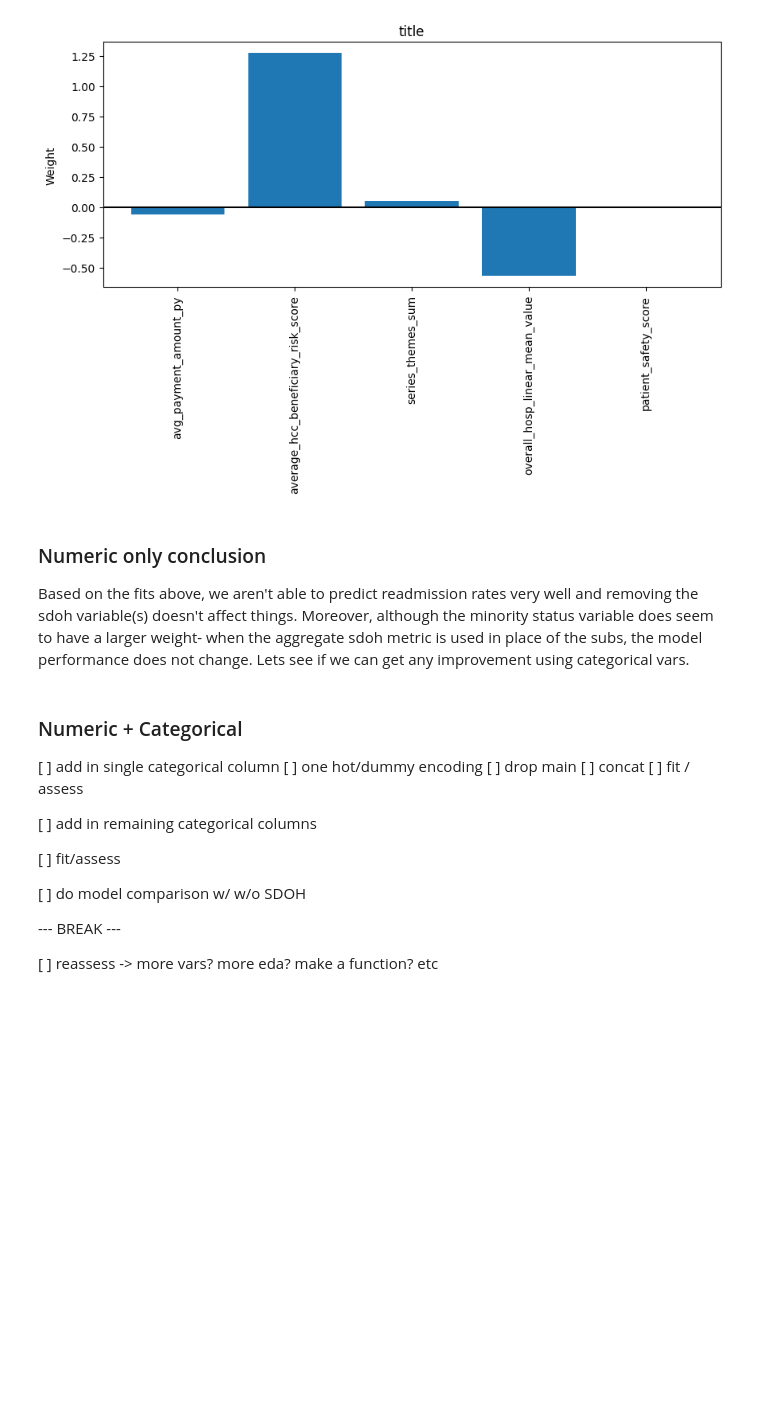
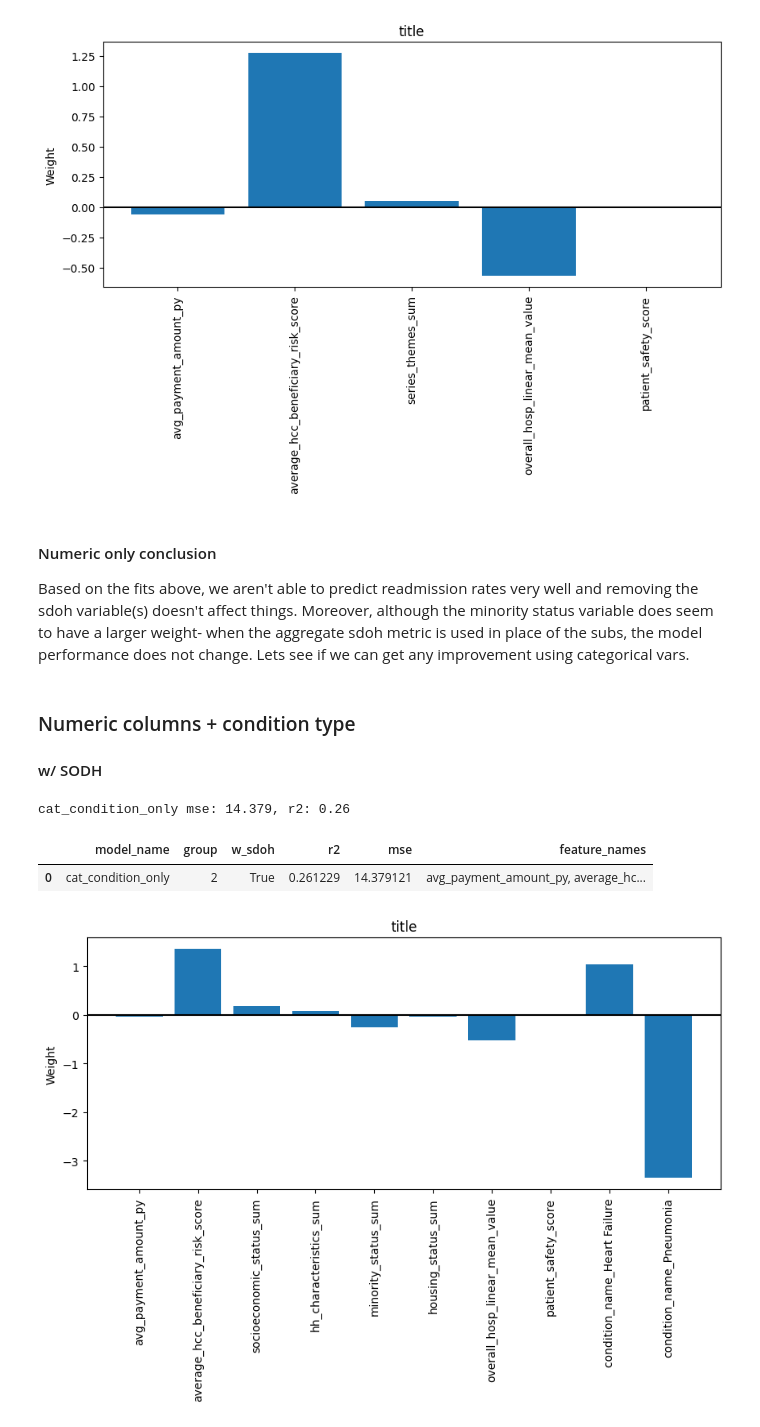
Before and after one commit to DS4A-2023-Team-20/ca-sdoh, a Jupyter notebook: code/jess/model_dev.ipynb, the cells around one changed output. Saved outputs shown, nothing was run; the diff lists cells and outputs as text; code cells hidden in the pictures; blank space fills up the shorter version.

```diff
--- a/code/jess/model_dev.ipynb
+++ b/code/jess/model_dev.ipynb
@@ -322,24 +219,39 @@ plot_linear_weights(X, linear_model)
 # %% [output]
 [figure]
 # %% [markdown]
-### Numeric only conclusion
+#### Numeric only conclusion
 
 Based on the fits above, we aren't able to predict readmission rates very well and removing the sdoh variable(s) doesn't affect things. Moreover, although the minority status variable does seem to have a larger weight- when the aggregate sdoh metric is used in place of the subs, the model performance does not change. Lets see if we can get any improvement using categorical vars.
-# %% [markdown]
-### Numeric + Categorical
-
-[ ] add in single categorical column
-    [ ] one hot/dummy encoding
-    [ ] drop main
-    [ ] concat
-    [ ] fit / assess
-
-[ ] add in remaining categorical columns
-
-[ ] fit/assess
-
-[ ] do model comparison w/ w/o SDOH
-
---- BREAK ---
-
-[ ] reassess -> more vars? more eda? make a function? etc
+# %% [markdown]
+### Numeric columns + condition type
+#### w/ SODH
+# %%
+model_name = "cat_condition_only"
+
+numeric_cols = [
+    "avg_payment_amount_py",
+    "average_hcc_beneficiary_risk_score",
+    "socioeconomic_status_sum",
+    "hh_characteristics_sum",
+    "minority_status_sum",
+    "housing_status_sum",
+    "overall_hosp_linear_mean_value",
+    "patient_safety_score",
+]
+cat_cols = ["condition_name"]
+
+X_processed = process_features(df, numeric_cols, cat_cols)
+y = df["readmission_rate"]
+
+fit_model, summary_table = fit_linear_model(
+    X_processed, y, model_name, group=2, sdoh=True, summary_table=None
+)
+summary_table
+# %% [output]
+cat_condition_only mse: 14.379, r2: 0.26
+|  | model_name | group | w_sdoh | r2 | mse | feature_names |
+| 0 | cat_condition_only | 2 | True | 0.261229 | 14.379121 | avg_payment_amount_py, average_hc... |
+# %%
+plot_linear_weights(X_processed, fit_model)
+# %% [output]
+[figure, added]
```
Also changed, not shown: parts of 33 cells of this notebook, 2 other files.
